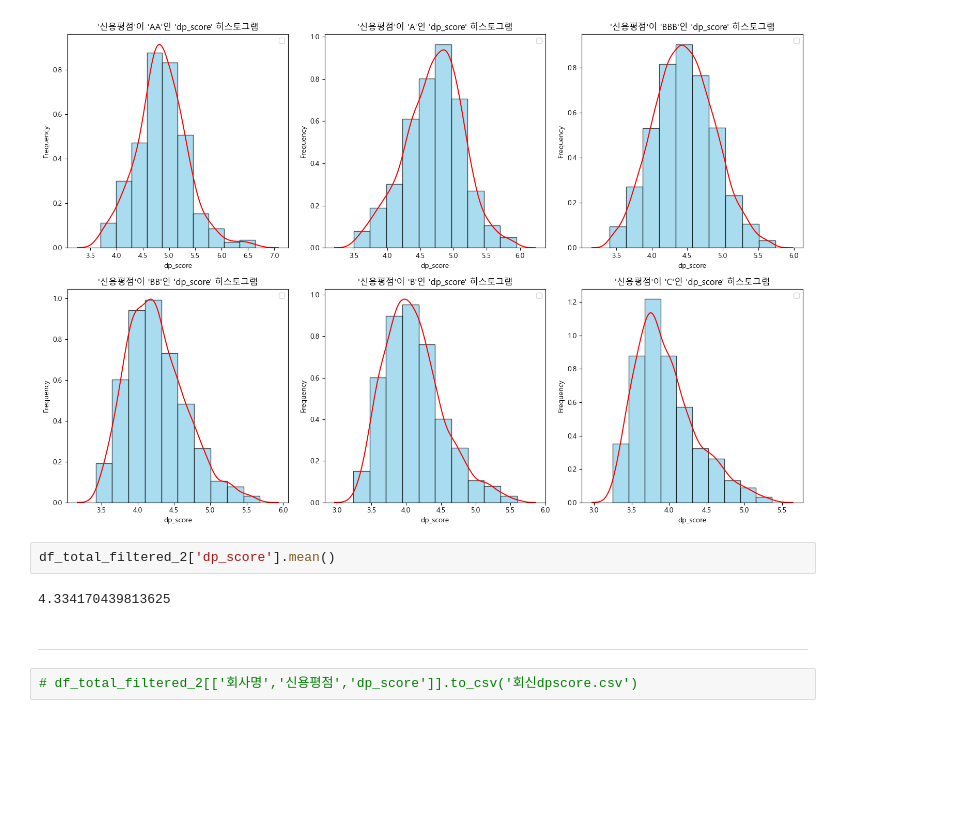
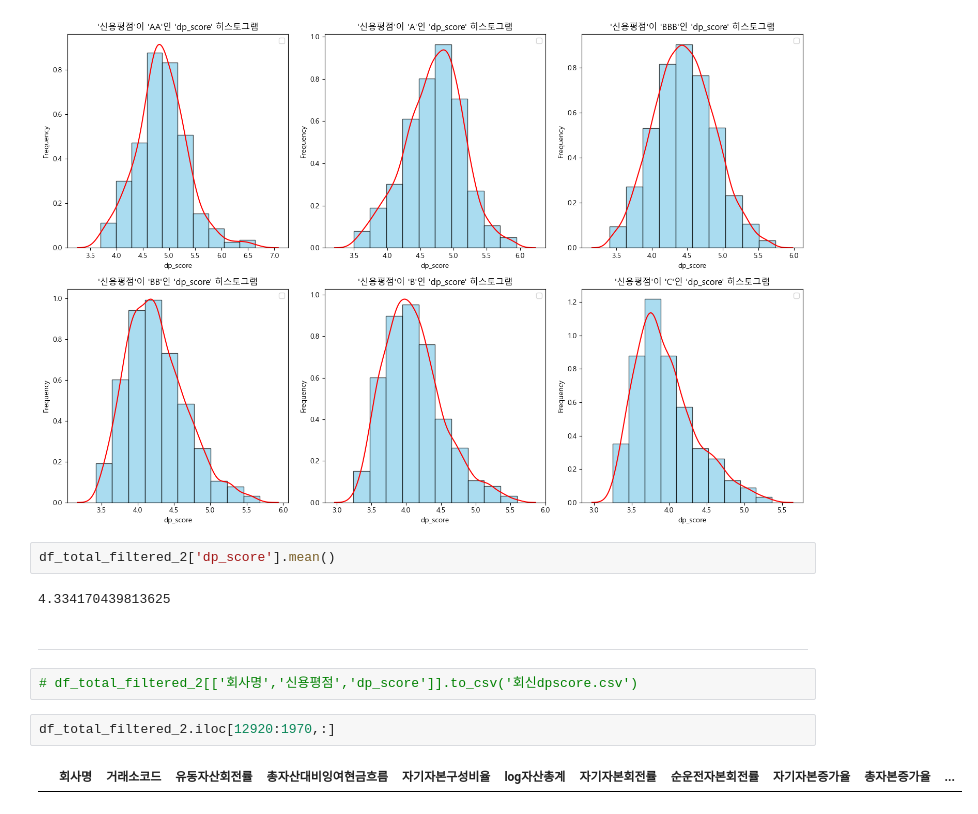
Before and after one commit to youngsang114/Project_2, a Jupyter notebook: 등급화/등급화_외감.ipynb, the cells around one changed output. Drawn from its saved outputs; the diff is of its cells as text; blank space fills up the shorter version.

```diff
--- a/등급화/등급화_외감.ipynb
+++ b/등급화/등급화_외감.ipynb
@@ -412,3 +412,7 @@ df_total_filtered_2['dp_score'].mean()
 ---
 # %%
 # df_total_filtered_2[['회사명','신용평점','dp_score']].to_csv('회신dpscore.csv')
+# %%
+df_total_filtered_2.iloc[12920:1970,:]
+# %% [output]
+|  | 회사명 | 거래소코드 | 유동자산회전률 | 총자산대비잉여현금흐름 | 자기자본구성비율 | log자산총계 | 자기자본회전률 | 순운전자본회전률 | 자기자본증가율 | 총자본증가율 | ... |
```
Also changed, not shown: 9 other files.
